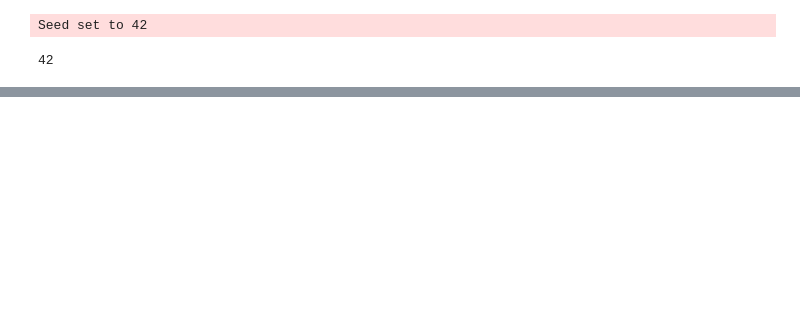
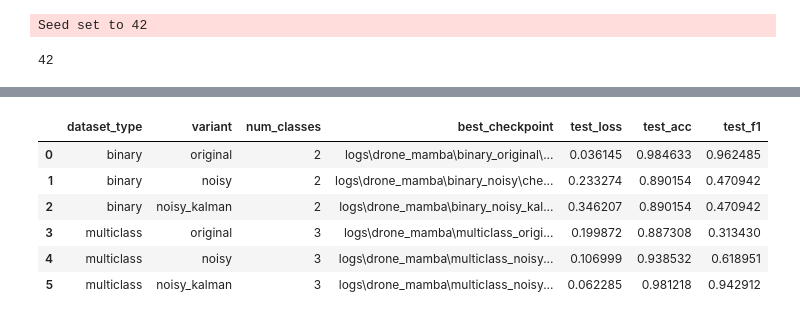
Before and after one commit to MarcinJanis/AnomalyDetection, a Jupyter notebook: training.ipynb, the cells around one changed output, grey strips where cells are left out. Cells and saved outputs as stored; diff of their text form; code cells hidden in the pictures; blank space fills up the shorter version.

```diff
--- a/training.ipynb
+++ b/training.ipynb
@@ -160,0 +661,11 @@ if os.path.exists(metrics_path):
+# %%
+results_df = pd.DataFrame(RESULTS)
+results_df
+# %% [output]
+|  | dataset_type | variant | num_classes | best_checkpoint | test_loss | test_acc | test_f1 |
+| 0 | binary | original | 2 | logs\drone_mamba\binary_original\... | 0.036145 | 0.984633 | 0.962485 |
+| 1 | binary | noisy | 2 | logs\drone_mamba\binary_noisy\che... | 0.233274 | 0.890154 | 0.470942 |
+| 2 | binary | noisy_kalman | 2 | logs\drone_mamba\binary_noisy_kal... | 0.346207 | 0.890154 | 0.470942 |
+| 3 | multiclass | original | 3 | logs\drone_mamba\multiclass_origi... | 0.199872 | 0.887308 | 0.313430 |
+| 4 | multiclass | noisy | 3 | logs\drone_mamba\multiclass_noisy... | 0.106999 | 0.938532 | 0.618951 |
+| 5 | multiclass | noisy_kalman | 3 | logs\drone_mamba\multiclass_noisy... | 0.062285 | 0.981218 | 0.942912 |
```
Also changed, not shown: parts of 16 cells of this notebook, 25 other files.
